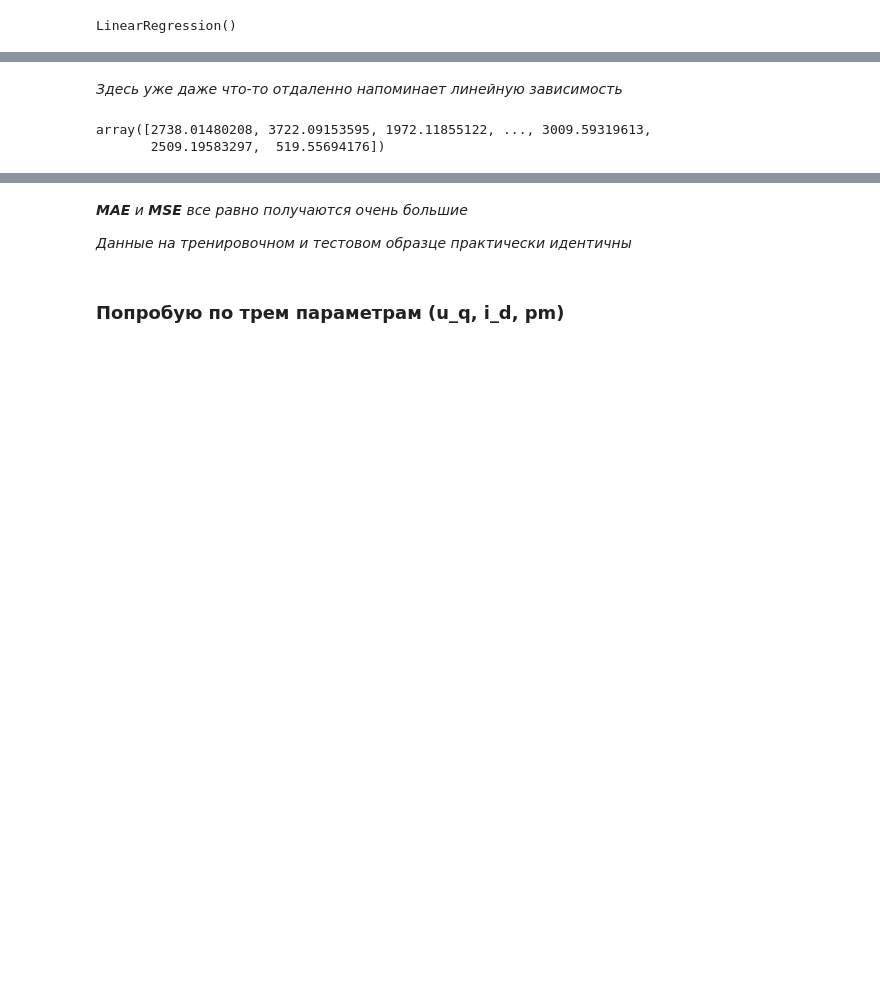
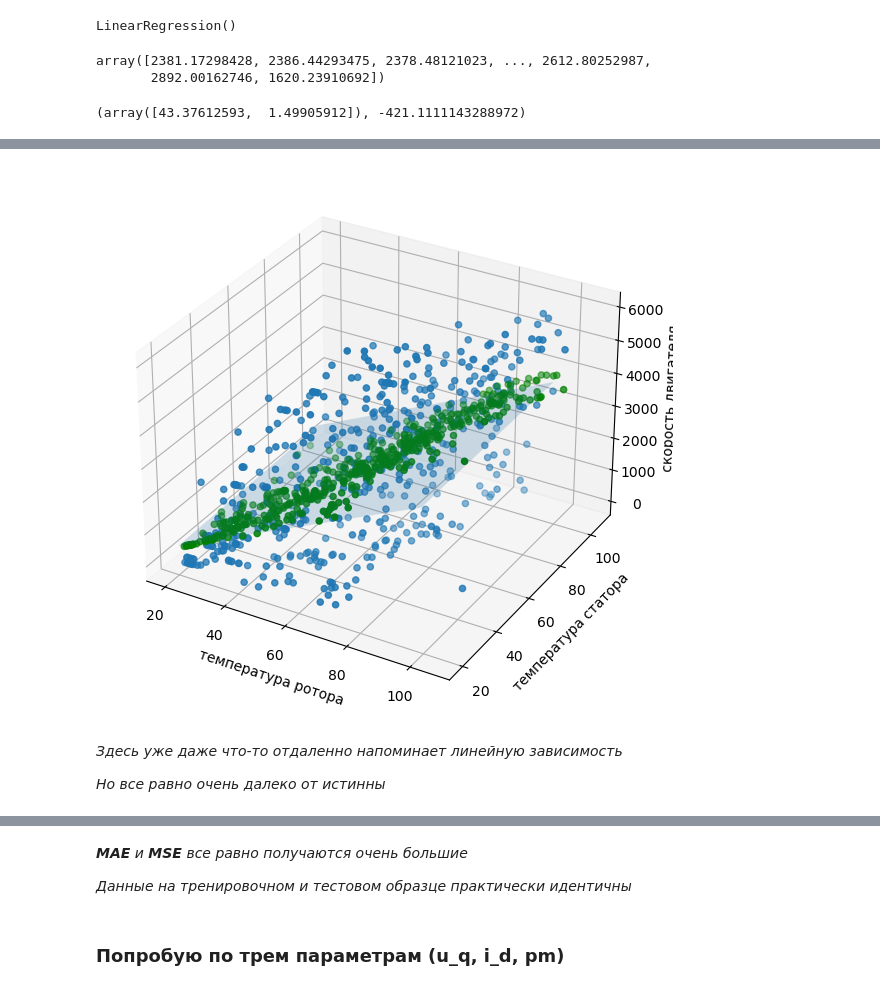
Before and after one commit to Zikarakus/home_works, a Jupyter notebook: linear and knn HW.ipynb, the cells around one changed output, grey strips where cells are left out. Drawn from its saved outputs; the diff is of its cells as text; code cells hidden in the pictures; blank space fills up the shorter version.

```diff
--- a/linear and knn HW.ipynb
+++ b/linear and knn HW.ipynb
@@ -309,22 +324,41 @@ X_train, X_test, y_train, y_test = train_test_split(X, y, test_size=0.3)
 lr.fit(X_train, y_train)
 # %% [output]
 LinearRegression()
+# %%
+y_train_pred = lr.predict(X_train)
+y_train_pred
+# %% [output]
+array([2381.17298428, 2386.44293475, 2378.48121023, ..., 2612.80252987,
+       2892.00162746, 1620.23910692])
+# %%
+lr.coef_, lr.intercept_
+# %% [output]
+(array([43.37612593,  1.49905912]), -421.1111143288972)
 # %%
-%matplotlib notebook
+#%matplotlib notebook
 
-fig = plt.figure(figsize = (9,9))
+fig = plt.figure(figsize = (7,7))
 ax = fig.add_subplot(projection='3d')
-
+# Обучающая выборка
 x_points = X_train.pm[:500]
 y_points = X_train.stator[:500]
 z_points = y_train[:500]
-
 
 ax.scatter(x_points, y_points, z_points)
 
 ax.set_xlabel('температура ротора')
 ax.set_ylabel("температура статора")
 ax.set_zlabel("скорость двигателя")
+# Плоскость
+def f_plane(x_point, y_point):
+    return lr.intercept_ + x_point*lr.coef_[0] + y_point*lr.coef_[1]
+
+x_point, y_point = np.meshgrid(range(20,100), range(20,100))
+z_point = f_plane(x_point, y_point)
+
+ax.plot_surface(x_point, y_point, z_point, alpha = 0.2)
+# Ответы тренировочной выборки
+ax.scatter(x_points, y_points, y_train_pred[:500], c = 'g')
 
 plt.show()
 # %% [output]
@@ -333,11 +365,8 @@ plt.show()
+[figure, added]
 # %% [markdown]
 _Здесь уже даже что-то отдаленно напоминает линейную зависимость_
+
+_Но все равно очень далеко от истинны_
-# %%
-y_train_pred = lr.predict(X_train)
-y_train_pred
-# %% [output]
-array([2738.01480208, 3722.09153595, 1972.11855122, ..., 3009.59319613,
-       2509.19583297,  519.55694176])
 # %%
 mean_absolute_error(y_train_pred, y_train), mean_squared_error(y_train_pred, y_train)
 # %% [output]
```
Also changed, not shown: parts of 66 cells of this notebook.
